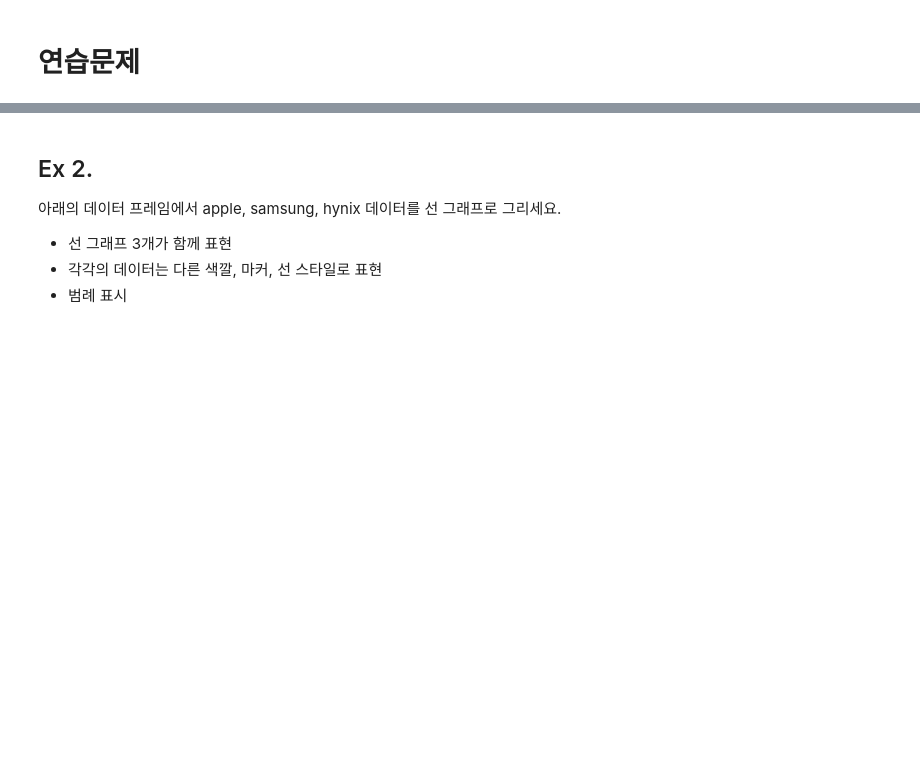
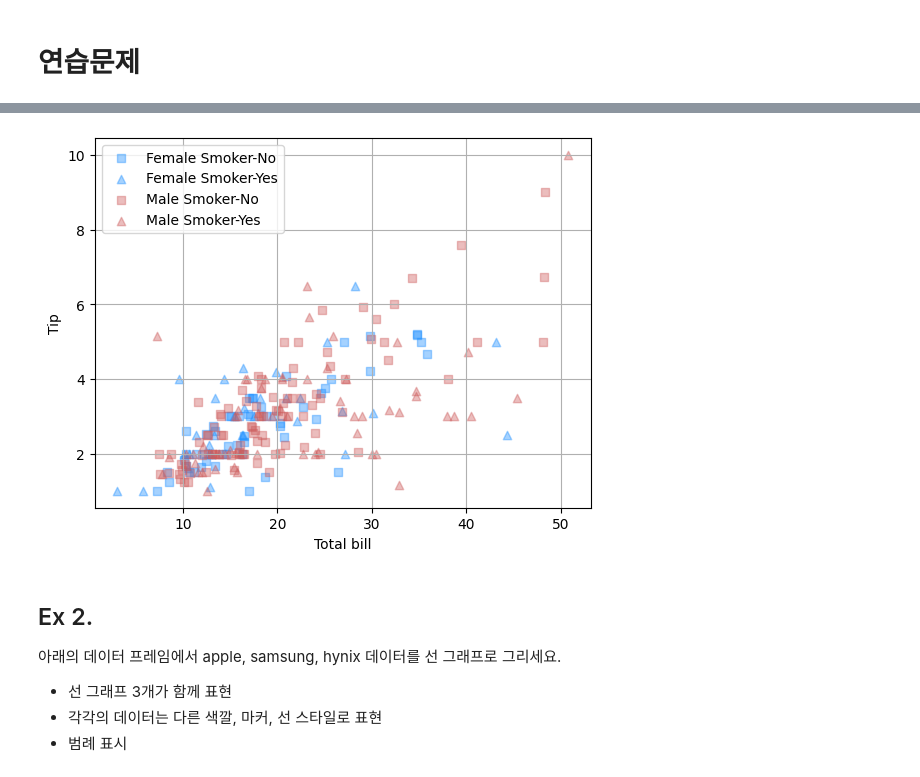
Before and after one commit to JakeOh/202504_itwill_oracle88, a Jupyter notebook: python20.ipynb, the cells around one changed output, grey strips where cells are left out. Cells and saved outputs as stored; diff of their text form; code cells hidden in the pictures; blank space fills up the shorter version.

```diff
--- a/python20.ipynb
+++ b/python20.ipynb
@@ -575,3 +597,22 @@ tips 데이터셋에서 tip ~ total_bill의 산점도를 그리세요.
+# %%
+gender = tips.sex.unique()
+smoker = tips.smoker.unique()
+colors = ['DodgerBlue', 'IndianRed']
+markers = ['s', '^']
+
+for g, c in zip(gender, colors):
+    for s, m in zip(smoker, markers):
+        df = tips[(tips.sex == g) & (tips.smoker == s)]
+        plt.scatter(x=df.total_bill, y=df.tip, alpha=0.4,
+                    c=c, marker=m, label=f'{g} Smoker-{s}')
+
+plt.legend()
+plt.xlabel('Total bill')
+plt.ylabel('Tip')
+plt.grid()
+plt.show()
+# %% [output]
+[figure, added]
 # %% [markdown]
 ## Ex 2.
 아래의 데이터 프레임에서 apple, samsung, hynix 데이터를 선 그래프로 그리세요.
```
Also changed, not shown: parts of 4 cells of this notebook.
